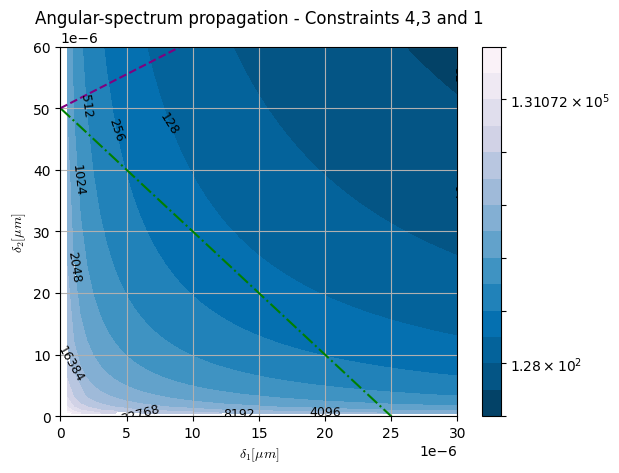
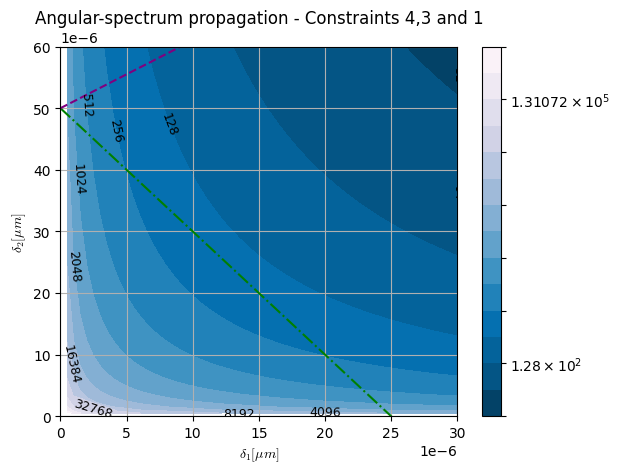
Code edit (unified diff) that turned the first committed figure into the second:
--- before
+++ after
@@ -1,4 +1,4 @@
 """
-Demo of the angular spectrum propagation constraints 4, 3, and 1.
+Demo of the angular spectrum propagation sampling constraints as shown in Fig 7.5
 """
 import numpy as np
@@ -14,24 +14,27 @@
 R = 1
 
-fig,ax = plt.subplots()
+delta1,delta2 = np.meshgrid(d1,d2)
 
 #### Constraint 1 ####
 d2_c1 = ((-D2/D1)*d1) + (wvl*Dz)/D1
-ax.plot(d1,d2_c1,linestyle='dashdot',color='green')
+
+#### Constraint 2 ####
+N_c2 = (D1/(2*delta1)) + (D2/(2*delta2)) + \
+    (wvl*Dz)/(2*delta1*delta2)
 
 #### Constraint 3 ####
 d2_c3 = ((1+(Dz/R))*d1) + ((wvl*Dz)/(D1))   # Constraint 3 Upper Bound
-ax.plot(d1,d2_c3,linestyle='dashed',color='purple')
 
 #### Constraint 4 ####
-delta1,delta2 = np.meshgrid(d1,d2)
-N = (wvl*Dz)/(delta1*delta2)
+N_c4 = (wvl*Dz)/(delta1*delta2)
+
+fig,ax = plt.subplots()
 Nlabels = 2**np.arange(5,20)
-CS = ax.contourf(d1,d2,N,levels=Nlabels,locator=ticker.LogLocator(base=2.0), cmap=cm.PuBu_r)
+CS = ax.contourf(delta1,delta2,N_c4,levels=Nlabels,locator=ticker.LogLocator(base=2.0), cmap=cm.PuBu_r)
 fig.colorbar(CS)
-
+ax.plot(d1,d2_c1,linestyle='dashdot',color='green')
+ax.plot(d1,d2_c3,linestyle='dashed',color='purple')
 ax.grid(True)
 ax.clabel(CS,fontsize=9,colors='black')
-ax.ticklabel_format(axis='both',style='sci',scilimits=(-6,-6))
 ax.set_title("Angular-spectrum propagation - Constraints 4,3 and 1")
 ax.set_xlabel(r"$\delta_1[\mu m]$",math_fontfamily='cm')
@@ -42,3 +45,17 @@
 ax.ticklabel_format(axis='both',style='sci',scilimits=(-6,-6))
 
+fig,ax = plt.subplots()
+CS = ax.contourf(delta1,delta2,N_c2,levels=Nlabels,locator=ticker.LogLocator(base=2.0), cmap=cm.PuBu_r)
+fig.colorbar(CS)
+ax.clabel(CS,fontsize=9,colors='black')
+ax.plot(d1,d2_c1,linestyle='dashdot',color='green') # Constraint 1
+ax.plot(d1,d2_c3,linestyle='dashed',color='purple') # Constraint 3
+ax.set_title("Angular-spectrum propagation - Constraints 2,3 and 1")
+ax.set_xlabel(r"$\delta_1[\mu m]$",math_fontfamily='cm')
+ax.set_ylabel(r"$\delta_2[\mu m]$",math_fontfamily='cm')
+ax.grid(True)
+ax.set_xlim(0,30e-6)
+ax.set_ylim(0,60e-6)
+ax.ticklabel_format(axis='both',style='sci',scilimits=(-6,-6))
+
 plt.show()

Commit: constraints updated